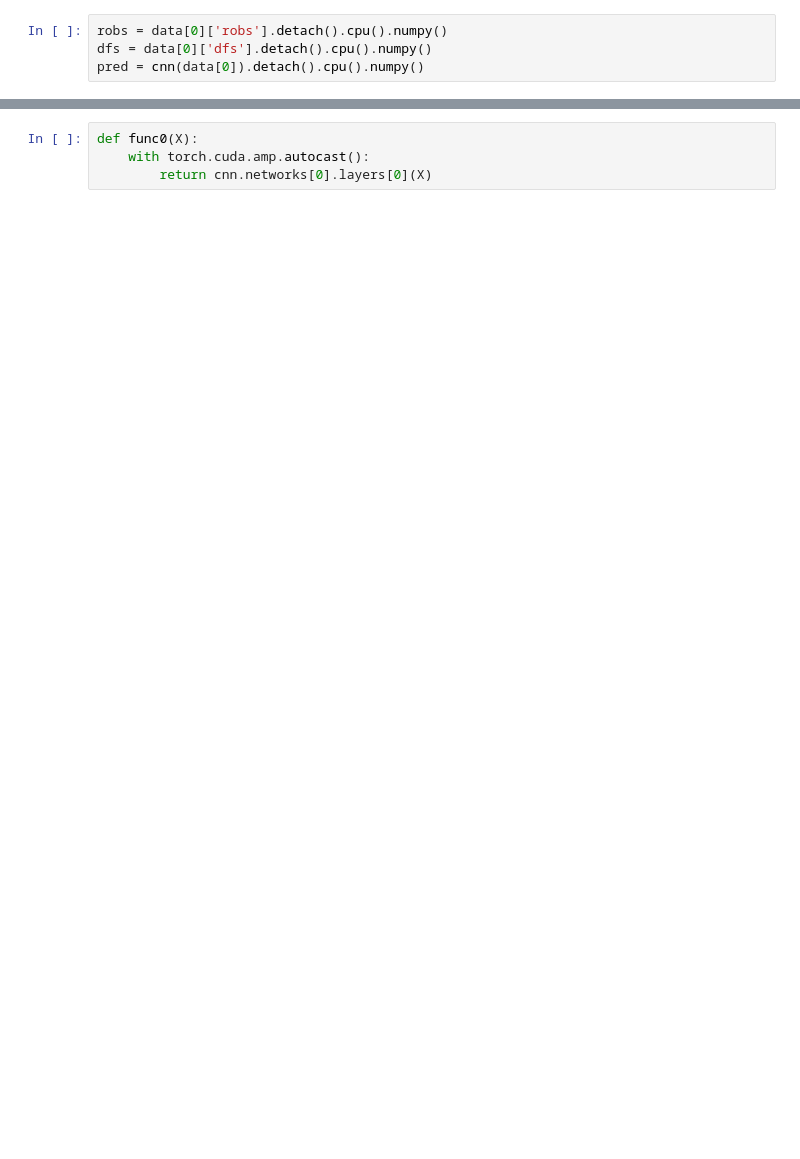
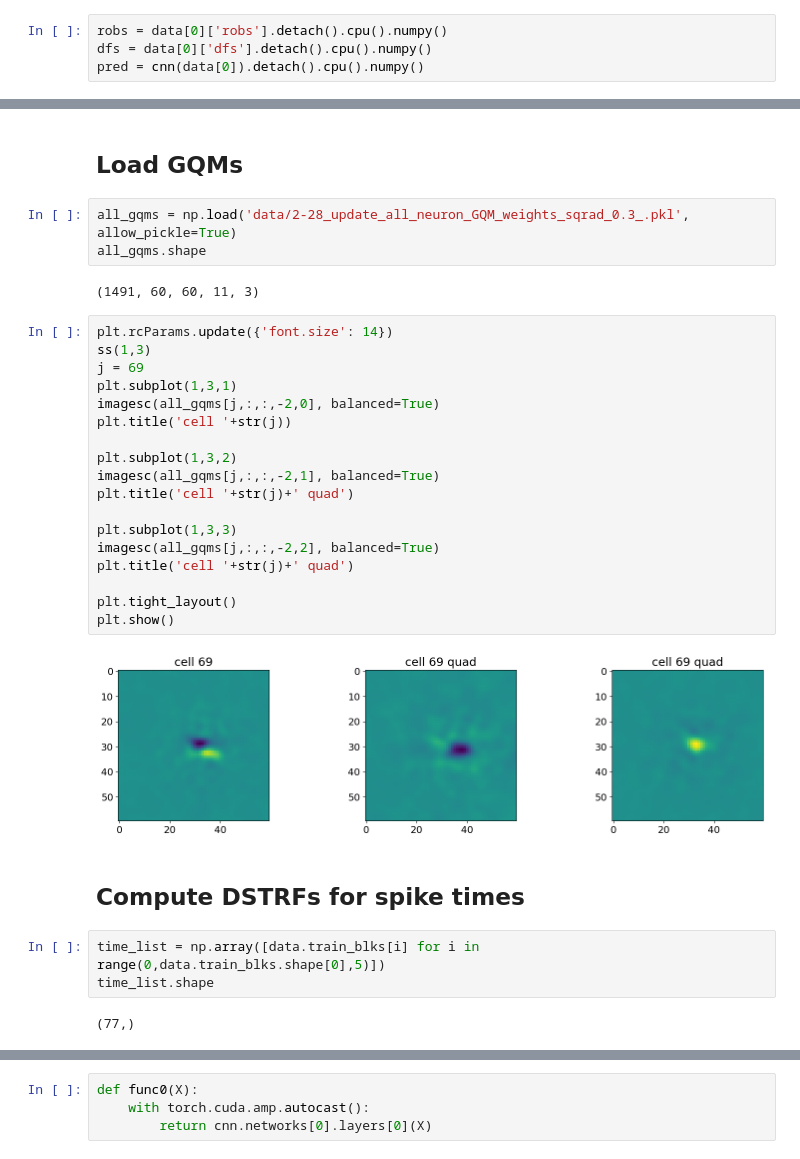
Before and after one commit to IsabelF98/Cloud_SynthData_Proj, a Jupyter notebook: dstrf.ipynb, the cells around one changed output, grey strips where cells are left out. Drawn from its saved outputs; the diff is of its cells as text; blank space fills up the shorter version.

Commit message:
adding dstrf stuff

```diff
--- a/dstrf.ipynb
+++ b/dstrf.ipynb
@@ -98,0 +202,34 @@ torch.no_grad()
+# %% [markdown]
+## Load GQMs
+# %%
+all_gqms = np.load('data/2-28_update_all_neuron_GQM_weights_sqrad_0.3_.pkl', allow_pickle=True)
+all_gqms.shape
+# %% [output]
+(1491, 60, 60, 11, 3)
+# %%
+plt.rcParams.update({'font.size': 14})
+ss(1,3)
+j = 69
+plt.subplot(1,3,1)
+imagesc(all_gqms[j,:,:,-2,0], balanced=True)
+plt.title('cell '+str(j))
+
+plt.subplot(1,3,2)
+imagesc(all_gqms[j,:,:,-2,1], balanced=True)
+plt.title('cell '+str(j)+' quad')
+
+plt.subplot(1,3,3)
+imagesc(all_gqms[j,:,:,-2,2], balanced=True)
+plt.title('cell '+str(j)+' quad')
+
+plt.tight_layout()
+plt.show()
+# %% [output]
+[figure, added]
+# %% [markdown]
+## Compute DSTRFs for spike times
+# %%
+time_list = np.array([data.train_blks[i] for i in range(0,data.train_blks.shape[0],5)])
+time_list.shape
+# %% [output]
+(77,)
```
Also changed, not shown: parts of 99 cells of this notebook, 1 other file.
